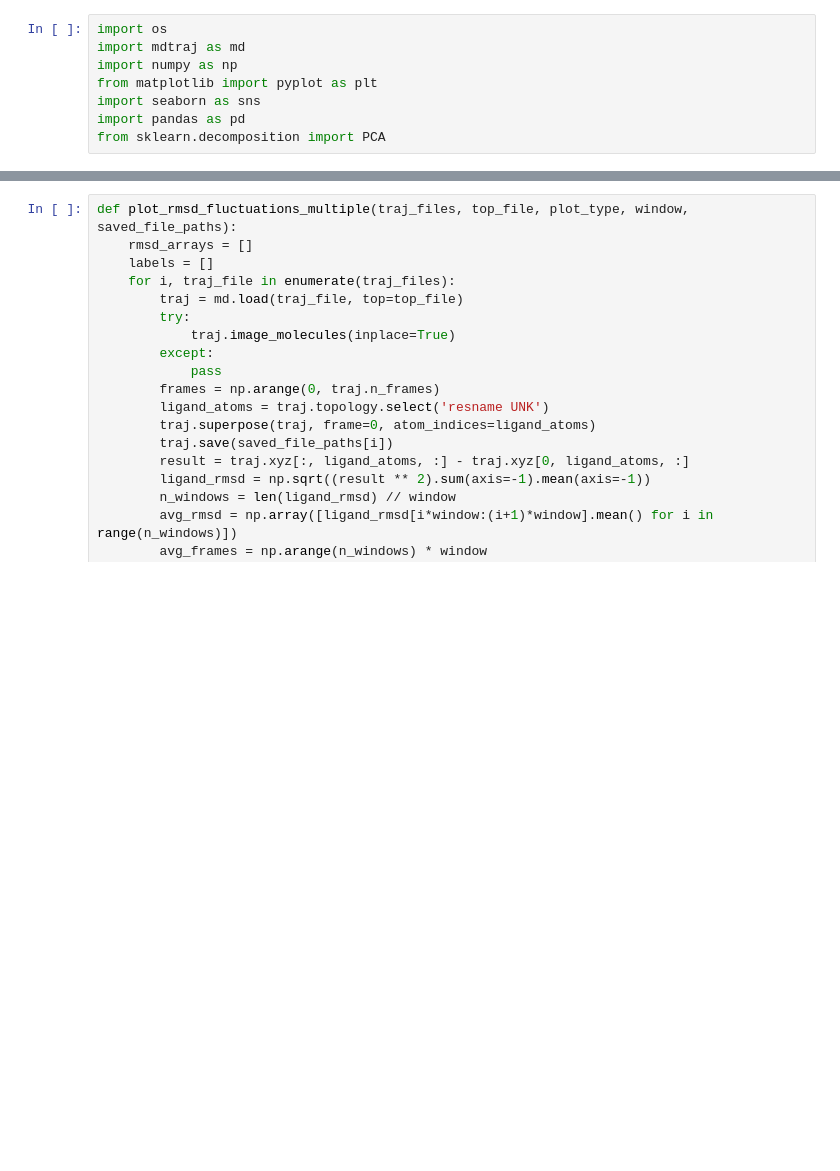
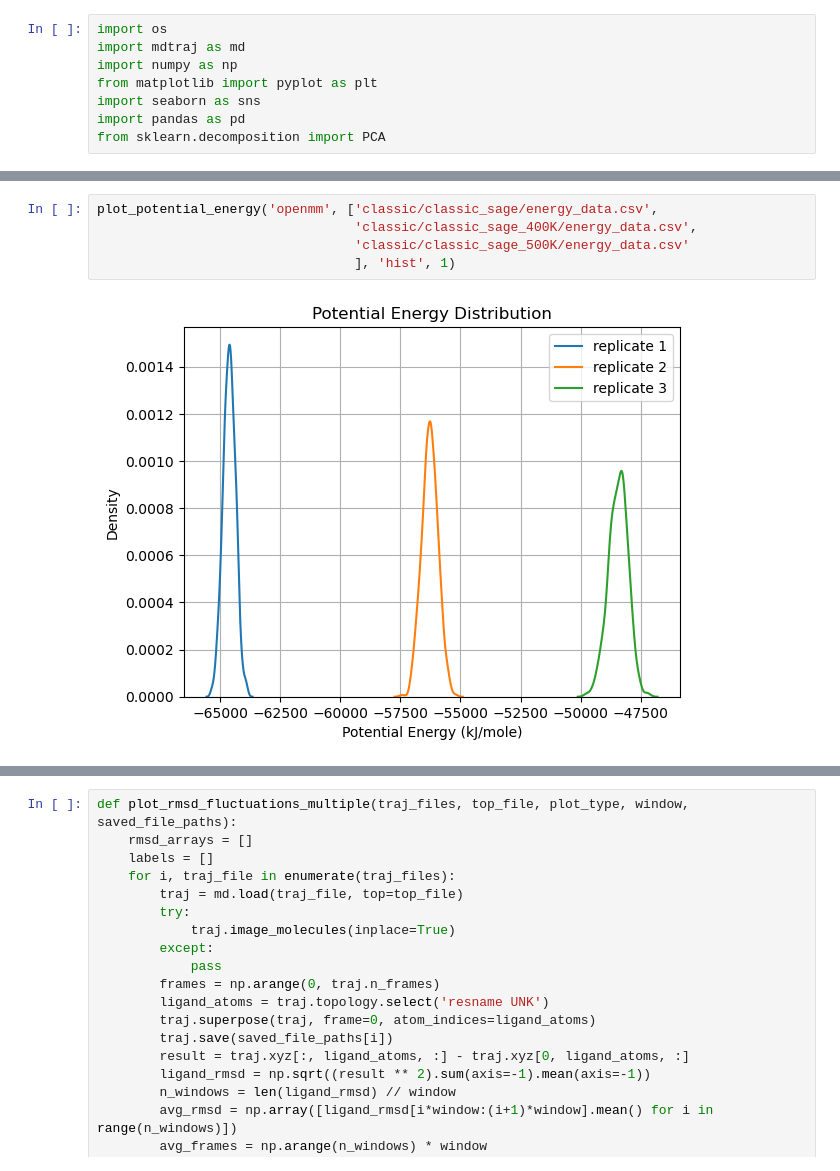
Before and after one commit to HaoLan-compchem/blog_03_12_2025, a Jupyter notebook: ligand_only/analysis.ipynb, the cells around one changed output, grey strips where cells are left out. Drawn from its saved outputs; the diff is of its cells as text; blank space fills up the shorter version.

```diff
--- a/ligand_only/analysis.ipynb
+++ b/ligand_only/analysis.ipynb
@@ -56,0 +104,7 @@ plot_potential_energy('openmm', ['classic/classic_MACEsmall/data.csv'], 'line',
+# %%
+plot_potential_energy('openmm', ['classic/classic_sage/energy_data.csv',
+                                 'classic/classic_sage_400K/energy_data.csv',
+                                 'classic/classic_sage_500K/energy_data.csv'
+                                 ], 'hist', 1)
+# %% [output]
+[figure, added]
```
Also changed, not shown: parts of 6 cells of this notebook, 15 other files.
